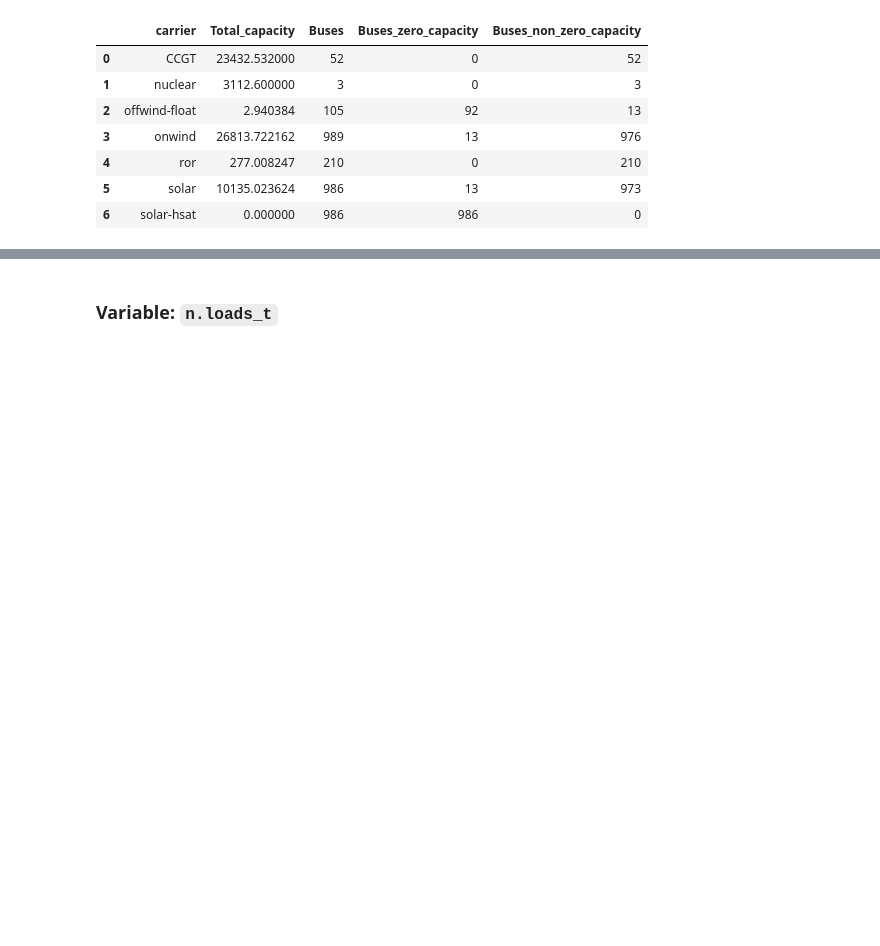
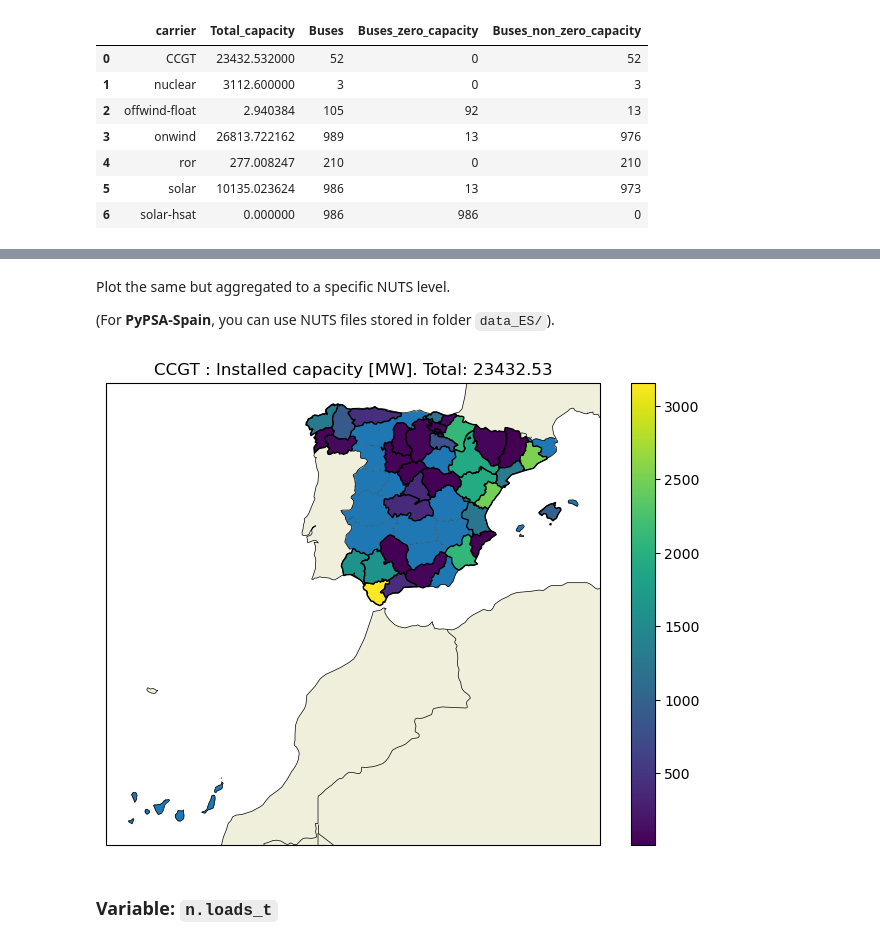
Before and after one commit to cristobal-GC/pypsaX-notebooks, a Jupyter notebook: rules/add_electricity.ipynb, the cells around one changed output, grey strips where cells are left out. Drawn from its saved outputs; the diff is of its cells as text; code cells hidden in the pictures; blank space fills up the shorter version.

```diff
--- a/rules/add_electricity.ipynb
+++ b/rules/add_electricity.ipynb
@@ -197,3 +198,35 @@ fun_map_add_features(ax)
+# %% [markdown]
+Plot the same but aggregated to a specific NUTS level.
+
+(For **PyPSA-Spain**, you can use NUTS files stored in folder `data_ES/`).
+# %%
+########## Get gdf_NUTS (it must contain at least columns 'NUTS_ID' and 'geometry')
+
+NUTS_level = '3'
+file_NUTS = f'NUTS{NUTS_level}_ES.geojson'
+path_NUTS = f'{rootpath}/data_ES/nuts/'
+gdf_NUTS = gpd.read_file(path_NUTS+file_NUTS)
+
+
+
+########## Plot map at NUTS regions
+
+fig_size = [8,6]
+crs = ccrs.PlateCarree()
+
+fig, ax2 = plt.subplots(figsize=fig_size, subplot_kw={'projection': crs})
+
+
+### Add network geometry
+#fun_map_network_shapes(n, ax2, domain=domain)
+
+### Add capacity at NUTS regions
+fun_map_capacity_NUTS(carrier, token_density, n, gdf_NUTS, ax2)
+
+### Add features
+fun_map_add_features(ax2)
+# %% [output]
+[figure, added]
 # %%
 ########## Plot the ratio installed capacity versus maximum capacity at each Voronoi cell
 
```
Also changed, not shown: parts of 3 cells of this notebook, 3 other files.
